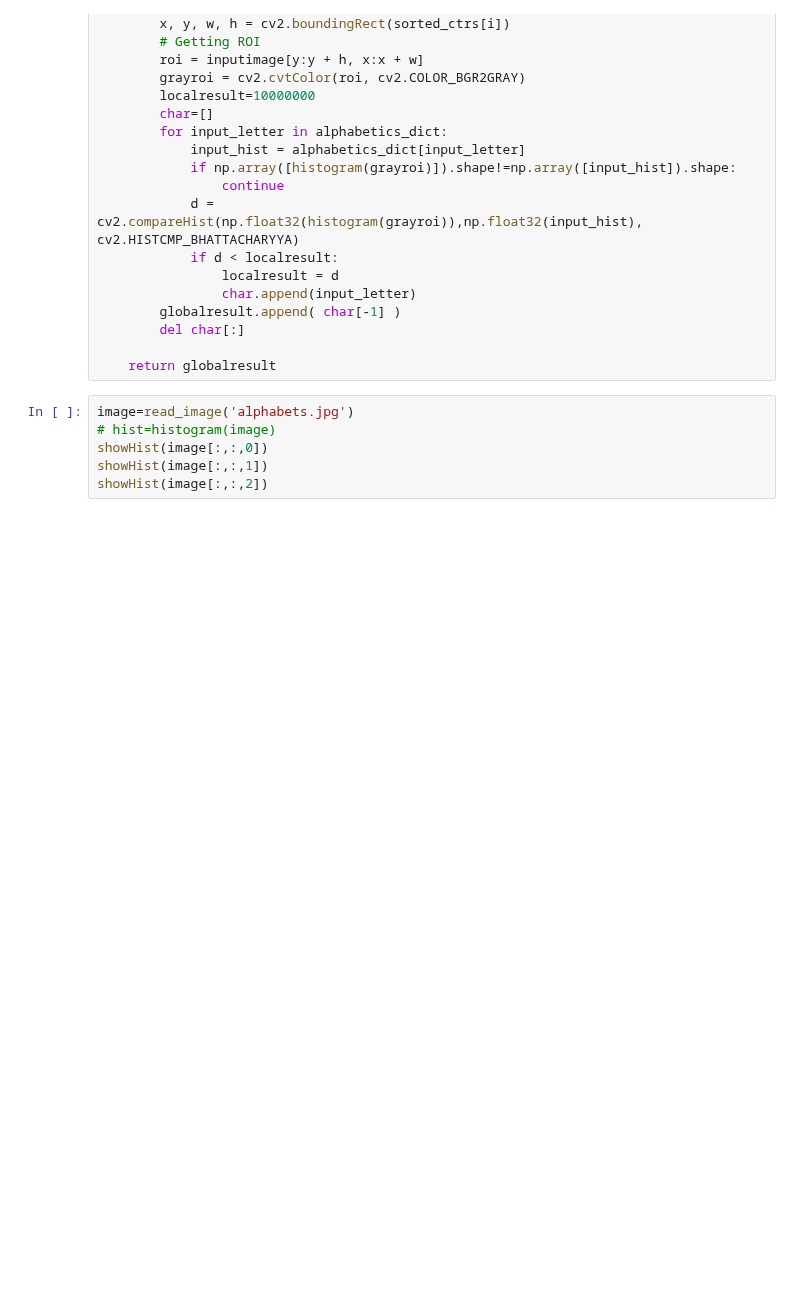
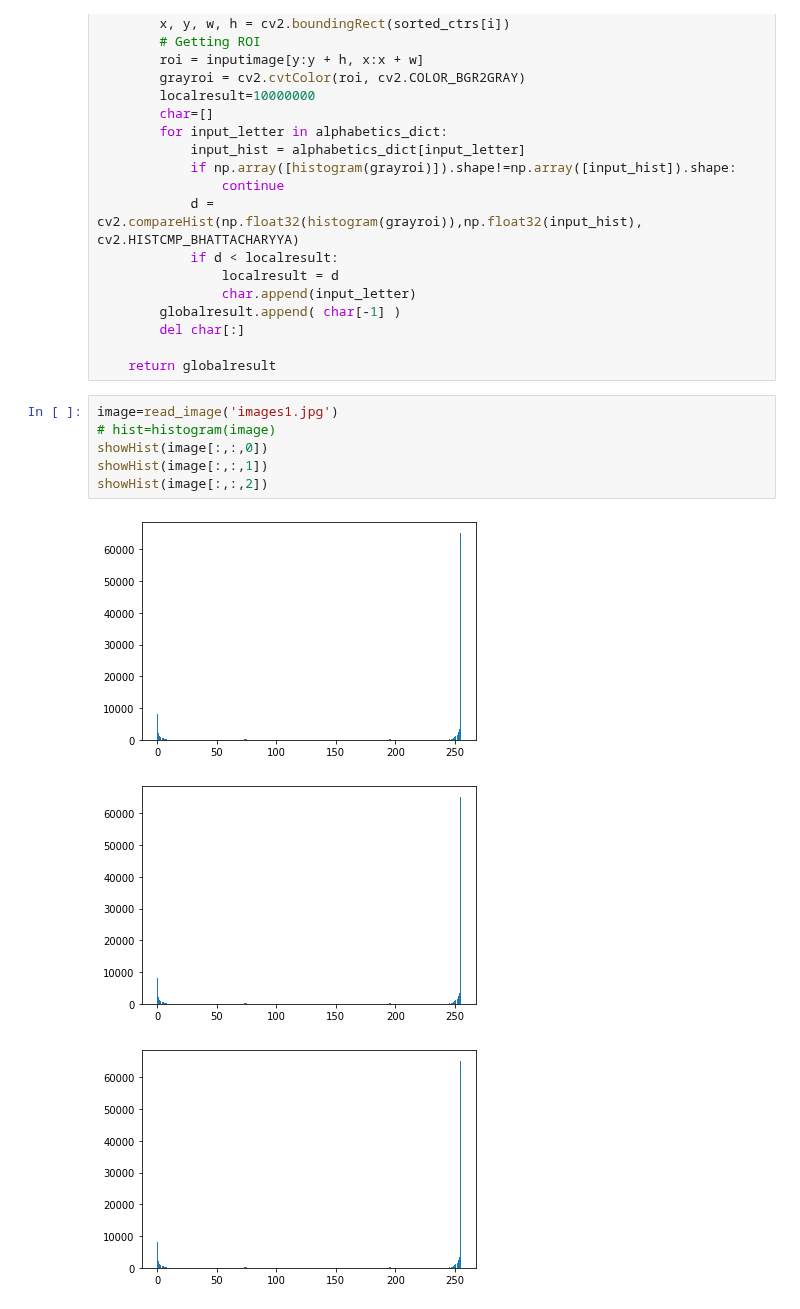
Before and after one commit to WaelAshraf/Image.TextScanner, a Jupyter notebook: Text_Detection_image.ipynb, the cells around one changed output. Saved outputs shown, nothing was run; the diff lists cells and outputs as text; blank space fills up the shorter version.

```diff
--- a/Text_Detection_image.ipynb
+++ b/Text_Detection_image.ipynb
@@ -280,8 +316,12 @@ def match_letters(sorted_ctrs,inputimage):
 
     return globalresult
 # %%
-image=read_image('alphabets.jpg')
+image=read_image('images1.jpg')
 # hist=histogram(image)
 showHist(image[:,:,0])
 showHist(image[:,:,1])
 showHist(image[:,:,2])
+# %% [output]
+[figure, added]
+[figure, added]
+[figure, added]
```
Also changed, not shown: parts of 3 cells of this notebook.
